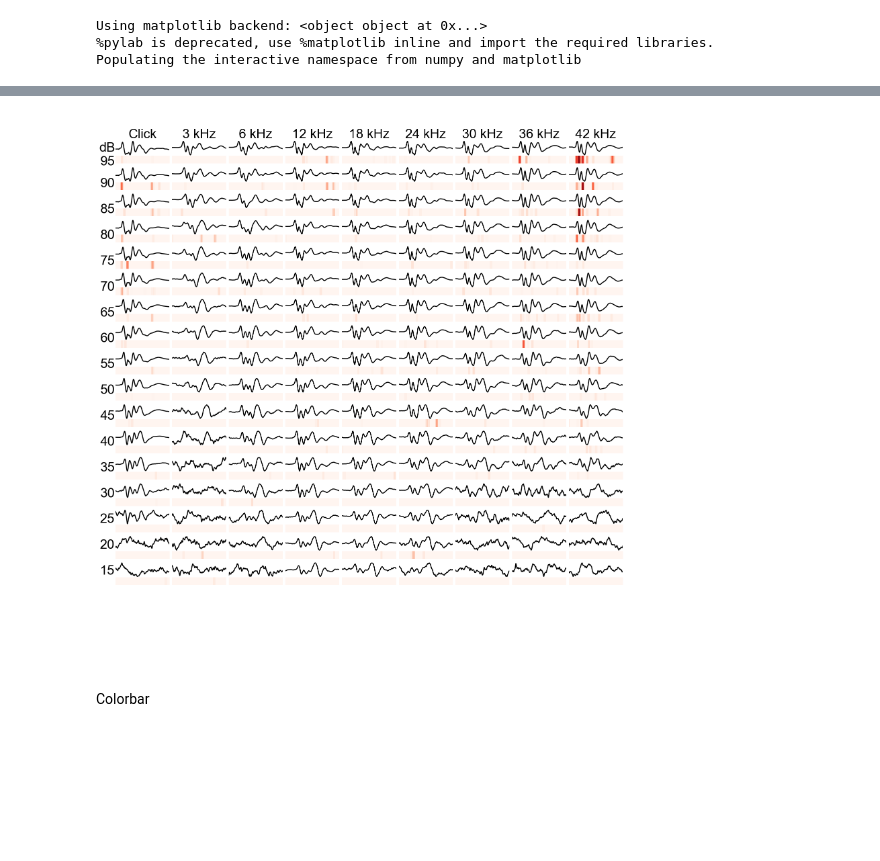
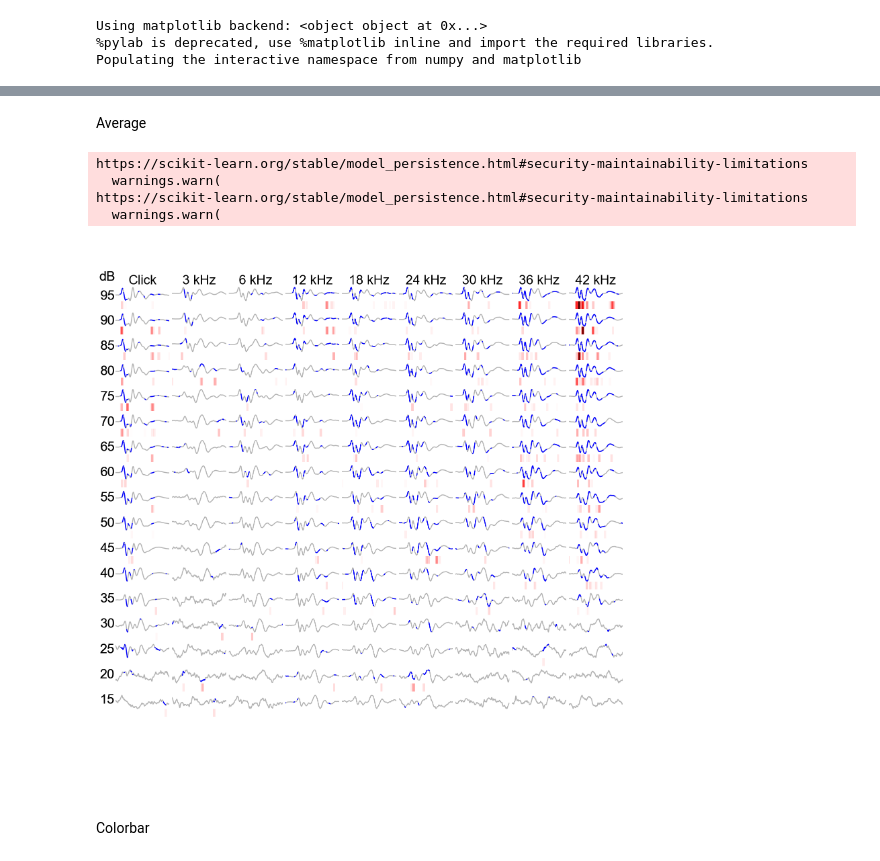
Before and after one commit to fedeceri85/abr-ml-analysis-paper, a Jupyter notebook: notebooks/Paper/Figure4.ipynb, the cells around one changed output, grey strips where cells are left out. Drawn from its saved outputs; the diff is of its cells as text; code cells hidden in the pictures; blank space fills up the shorter version.

Commit message:
Final version of figures

```diff
--- a/notebooks/Paper/Figure4.ipynb
+++ b/notebooks/Paper/Figure4.ipynb
@@ -48,7 +46,7 @@ markersize=35*1.3
 fontSize = 54*1.3
 import matplotlib.gridspec as gridspec
 import figureTools as ft
-resultFolder = '../../results/2024-11-20'
+resultFolder = '../../results/2024-10-25-main-optimisedForF1Score'
 # %% [output]
 Using matplotlib backend: <object object at 0x...>
 %pylab is deprecated, use %matplotlib inline and import the required libraries.
@@ -76,22 +246,54 @@ Calculate and plot the Rel Mean Absolute Shapley values for two models.
+# %% [markdown]
+Average
+# %%
+from matplotlib.colors import LinearSegmentedColormap
+
+
+colors = [(1, 1, 1), (1, 0.8, 0.8), (1, 0, 0), (0,0,0)]  # white to light red to red
+positions = [0, 0.1, 0.75,1]  # faster transition by moving middle point closer to start
+cmap = LinearSegmentedColormap.from_list("custom_reds", list(zip(positions, colors)))
 # %%
 #Random forest 10%Anova Global
-
-savgolFilterOrder = 41
-cmap = cm.Reds
-
 fi = pd.read_csv(os.path.join(resultFolder,'forest_kFoldCrossValidation_AnovaFS10percentGlobalShapCoeff.csv'),index_col=0)
 fi = abs(fi).mean(1).values
 fi = savgol_filter(fi,savgolFilterOrder,1)
 #XGBOOST forest 10%Anova Global
 fixgb = pd.read_csv(os.path.join(resultFolder,'XGBOOST_kFoldCrossValidation_AnovaFS10percent_GlobalShapCoeff.csv'),index_col=0)
 fixgb = abs(fixgb).mean(1).values
 fixgb = savgol_filter(fixgb,savgolFilterOrder,1)
 
+
 fi = (fi/fi.max()+fixgb/fixgb.max())/2
-fig,axs = ft.makeFigureFeatureImportance(abr.reset_index().values[:,0],abr.reset_index().values[:,1],abr.values,fi,title=' ',linecolor='k',cmap=cmap)
+fig,axs = makeFigureFeatureImportance(abr.reset_index().values[:,0],abr.reset_index().values[:,1],abr.values,fi,title=' ',linecolor='k',cmap=cmap,linewidth=2,alpha = 0.3)
+
+model_RF = joblib.load(os.path.join(resultFolder,'XGBOOST_kFoldCrossValidation_AnovaFS10percent_Global.joblib'))
+selectPCmodel = model_RF[0]
+# Get selected features from the SelectPercentile model
+selected_features = selectPCmodel.get_support()
+
+selected_features = selected_features.reshape((153,1953))
+
+dd = abr.drop([(100,0),(100,5),(100,10),(18000,5),(18000,10)])
+
+dd.values[~selected_features] = np.nan
+dd
+
+dd2 = abr.copy()
+
+dd2.loc[dd.index] = dd
+
+fig, axs = makeFigureFeatureImportance( abr.reset_index().values[:,0],abr.reset_index().values[:,1], dd2.values, None, title=' ', linecolor='b', cmap=cmap, vmin=0, vmax=1,fig=fig,axs=axs,linewidth=2.1)
+fig.savefig('./Panels/xgb_shapley_Global.pdf',dpi=1200,transparent=True)
+
+
+
 fig.savefig('./Panels/forest+xgboost_shapley_Global.pdf',dpi=1200,transparent=True)
 # %% [output]
+https://scikit-learn.org/stable/model_persistence.html#security-maintainability-limitations
+  warnings.warn(
+https://scikit-learn.org/stable/model_persistence.html#security-maintainability-limitations
+  warnings.warn(
-[figure, old version]
+[figure, new version]
 # %% [markdown]
 Colorbar
 # %%
```
Also changed, not shown: parts of 6 cells of this notebook, 1 other file.
